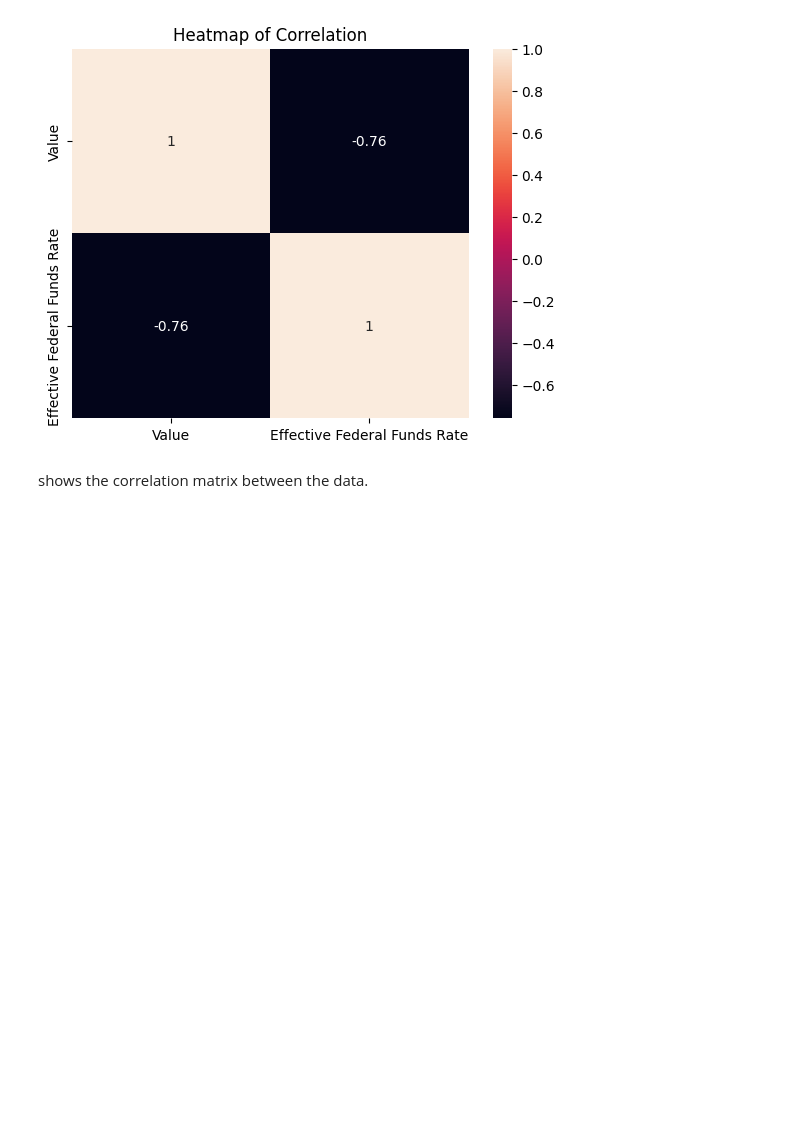
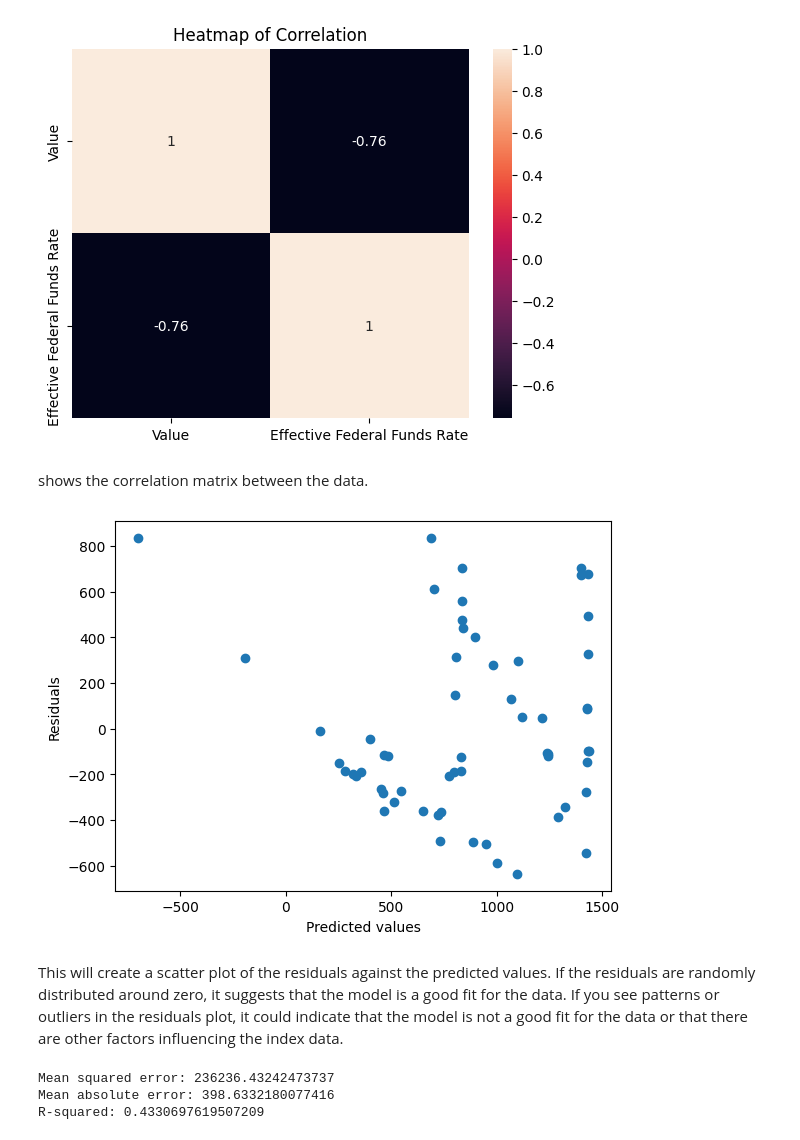
Before and after one commit to dwk601/Google-Capstone, a Jupyter notebook: main.ipynb, the cells around one changed output. Cells and saved outputs as stored; diff of their text form; code cells hidden in the pictures; blank space fills up the shorter version.

Commit message:
tried some ML techniques with the data

```diff
--- a/main.ipynb
+++ b/main.ipynb
@@ -332,3 +334,16 @@ plt.show()
 [figure]
 # %% [markdown]
 <p> shows the correlation matrix between the data. </p>
+# %%
+# Calculate the residuals
+residuals = y - model.predict(x)
+
+# Plot the residuals
+plt.scatter(model.predict(x), residuals)
+plt.xlabel("Predicted values")
+plt.ylabel("Residuals")
+plt.show()
+# %% [output]
+[figure, added]
+# %% [markdown]
+<p> This will create a scatter plot of the residuals against the predicted values. If the residuals are randomly distributed around zero, it suggests that the model is a good fit for the data. If you see patterns or outliers in the residuals plot, it could indicate that the model is not a good fit for the data or that there are other factors influencing the index data. </p>
@@ -334,0 +362,19 @@ plt.show()
+# %%
+from sklearn.metrics import mean_squared_error, mean_absolute_error, r2_score
+
+# Generate predictions for the test set
+y_pred = model.predict(x_test)
+
+# Calculate the evaluation metrics
+mse = mean_squared_error(y_test, y_pred)
+mae = mean_absolute_error(y_test, y_pred)
+r2 = r2_score(y_test, y_pred)
+
+# Print the results
+print("Mean squared error:", mse)
+print("Mean absolute error:", mae)
+print("R-squared:", r2)
+# %% [output]
+Mean squared error: 236236.43242473737
+Mean absolute error: 398.6332180077416
+R-squared: 0.4330697619507209
```
Also changed, not shown: parts of 3 cells of this notebook.
